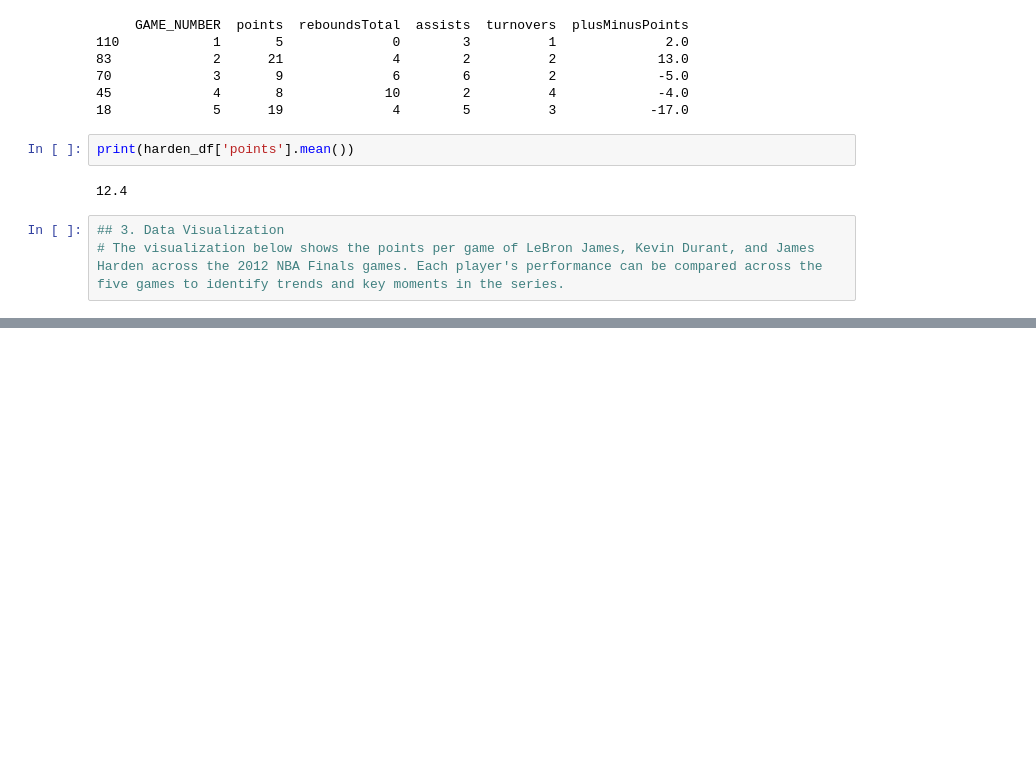
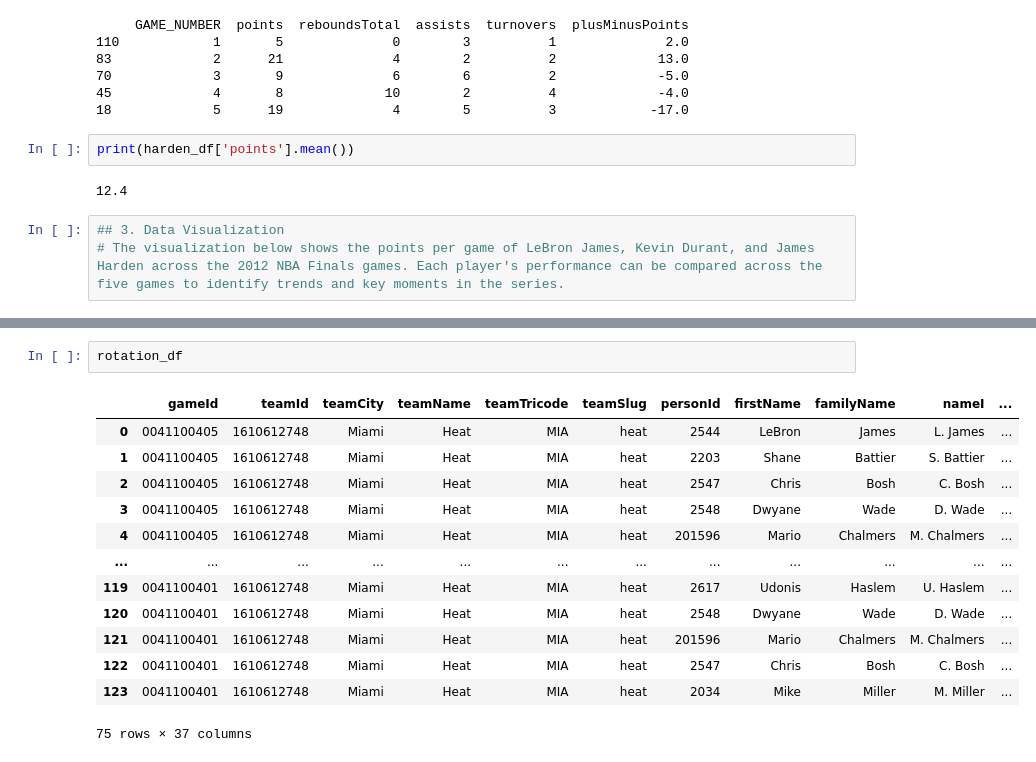
Before and after one commit to yemiajibola23/nba_2012_finals, a Jupyter notebook: notebooks/2012_nba_finals_analysis.ipynb, the cells around one changed output, grey strips where cells are left out. Drawn from its saved outputs; the diff is of its cells as text; blank space fills up the shorter version.

```diff
--- a/notebooks/2012_nba_finals_analysis.ipynb
+++ b/notebooks/2012_nba_finals_analysis.ipynb
@@ -250,0 +324,16 @@ plt.show()
+# %%
+rotation_df
+# %% [output]
+|  | gameId | teamId | teamCity | teamName | teamTricode | teamSlug | personId | firstName | familyName | nameI | ... |
+| 0 | 0041100405 | 1610612748 | Miami | Heat | MIA | heat | 2544 | LeBron | James | L. James | ... |
+| 1 | 0041100405 | 1610612748 | Miami | Heat | MIA | heat | 2203 | Shane | Battier | S. Battier | ... |
+| 2 | 0041100405 | 1610612748 | Miami | Heat | MIA | heat | 2547 | Chris | Bosh | C. Bosh | ... |
+| 3 | 0041100405 | 1610612748 | Miami | Heat | MIA | heat | 2548 | Dwyane | Wade | D. Wade | ... |
+| 4 | 0041100405 | 1610612748 | Miami | Heat | MIA | heat | 201596 | Mario | Chalmers | M. Chalmers | ... |
+| ... | ... | ... | ... | ... | ... | ... | ... | ... | ... | ... | ... |
+| 119 | 0041100401 | 1610612748 | Miami | Heat | MIA | heat | 2617 | Udonis | Haslem | U. Haslem | ... |
+| 120 | 0041100401 | 1610612748 | Miami | Heat | MIA | heat | 2548 | Dwyane | Wade | D. Wade | ... |
+| 121 | 0041100401 | 1610612748 | Miami | Heat | MIA | heat | 201596 | Mario | Chalmers | M. Chalmers | ... |
+| 122 | 0041100401 | 1610612748 | Miami | Heat | MIA | heat | 2547 | Chris | Bosh | C. Bosh | ... |
+| 123 | 0041100401 | 1610612748 | Miami | Heat | MIA | heat | 2034 | Mike | Miller | M. Miller | ... |
+75 rows × 37 columns
```
Also changed, not shown: parts of 9 cells of this notebook, 2 other files.
